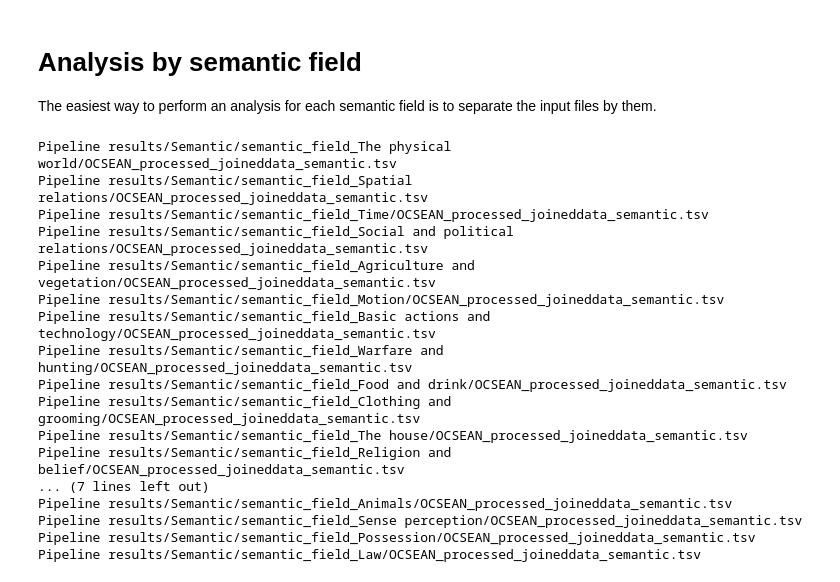
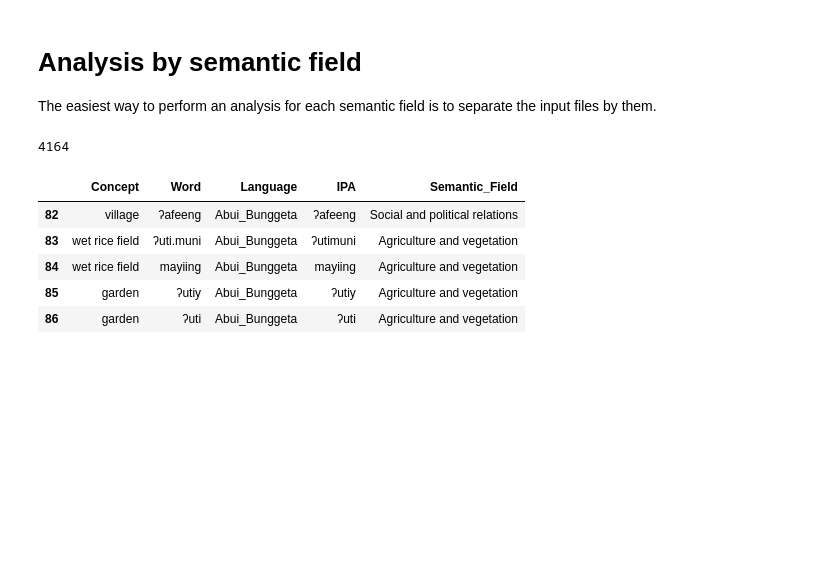
Before and after one commit to danjlawson/ocseanworkshop2025, a Jupyter notebook: 02-lingpy.ipynb, the cells around one changed output. Saved outputs shown, nothing was run; the diff lists cells and outputs as text; code cells hidden in the pictures; blank space fills up the shorter version.

```diff
--- a/02-lingpy.ipynb
+++ b/02-lingpy.ipynb
@@ -1042,30 +1041,33 @@ data_pd=pd.read_table(inputdata_file_path)
 semantic_pd=data_pd[['Semantic_Field']].drop_duplicates().dropna()
 semantic_pd.to_excel("semantic_field_list.xlsx")
 semanticfields=semantic_pd['Semantic_Field'].tolist()
-# %%
-for field in semanticfields:
-    semantic_folder_name = os.path.join('Pipeline results','Semantic',''.join(['semantic_field_',field]))
-    semantic_data=data_pd[data_pd['Semantic_Field']==field]
-    if not os.path.exists(semantic_folder_name):
-        os.makedirs(semantic_folder_name)
-    datafile=os.path.join('Pipeline results','Semantic',''.join(['semantic_field_',field]),'OCSEAN_processed_joineddata_semantic.tsv')
-    print(datafile)
-    semantic_data.to_csv(datafile, sep='\t', index=False) # index=False prevents writing DataFrame index to Excel
-# %% [output]
-Pipeline results/Semantic/semantic_field_The physical world/OCSEAN_processed_joineddata_semantic.tsv
-Pipeline results/Semantic/semantic_field_Spatial relations/OCSEAN_processed_joineddata_semantic.tsv
-Pipeline results/Semantic/semantic_field_Time/OCSEAN_processed_joineddata_semantic.tsv
-Pipeline results/Semantic/semantic_field_Social and political relations/OCSEAN_processed_joineddata_semantic.tsv
-Pipeline results/Semantic/semantic_field_Agriculture and vegetation/OCSEAN_processed_joineddata_semantic.tsv
-Pipeline results/Semantic/semantic_field_Motion/OCSEAN_processed_joineddata_semantic.tsv
-Pipeline results/Semantic/semantic_field_Basic actions and technology/OCSEAN_processed_joineddata_semantic.tsv
-Pipeline results/Semantic/semantic_field_Warfare and hunting/OCSEAN_processed_joineddata_semantic.tsv
-Pipeline results/Semantic/semantic_field_Food and drink/OCSEAN_processed_joineddata_semantic.tsv
-Pipeline results/Semantic/semantic_field_Clothing and grooming/OCSEAN_processed_joineddata_semantic.tsv
-Pipeline results/Semantic/semantic_field_The house/OCSEAN_processed_joineddata_semantic.tsv
-Pipeline results/Semantic/semantic_field_Religion and belief/OCSEAN_processed_joineddata_semantic.tsv
-... (7 lines left out)
-Pipeline results/Semantic/semantic_field_Animals/OCSEAN_processed_joineddata_semantic.tsv
-Pipeline results/Semantic/semantic_field_Sense perception/OCSEAN_processed_joineddata_semantic.tsv
-Pipeline results/Semantic/semantic_field_Possession/OCSEAN_processed_joineddata_semantic.tsv
-Pipeline results/Semantic/semantic_field_Law/OCSEAN_processed_joineddata_semantic.tsv
+# %%
+conserved_semantic_fields=["Quantity","Emotions and values","The physical world","Motion",
+"Kinship","The body","Spatial relations","Sense perception"]
+unconserved_semantic_fields=["Religion and belief","Clothing and grooming","The house","Law",
+"Social and political relations","Agriculture and vegetation","Food and drink",
+"Warfare and hunting"]
+middle_semantic_fields=["Possession","Animals","Cognition","Basic actions and technology",
+"Time","Speech and language"]
+
+# put them into a dict so you can look them up by name
+new_field_groups = {
+    "conserved_semantic_fields": conserved_semantic_fields,
+    "unconserved_semantic_fields": unconserved_semantic_fields,
+    "middle_semantic_fields": middle_semantic_fields,
+}
+
+# add these "meta fields" to the list
+semanticfields_extended = semanticfields + list(new_field_groups.keys())
+# %%
+print(len(data_pd[data_pd['Semantic_Field']=='Kinship']))
+semantic_data = data_pd[data_pd['Semantic_Field'].isin(new_field_groups['unconserved_semantic_fields'])]
+semantic_data.head()
+# %% [output]
+4164
+|  | Concept | Word | Language | IPA | Semantic_Field |
+| 82 | village | ʔafeeng | Abui_Bunggeta | ʔafeeng | Social and political relations |
+| 83 | wet rice field | ʔuti.muni | Abui_Bunggeta | ʔutimuni | Agriculture and vegetation |
+| 84 | wet rice field | mayiing | Abui_Bunggeta | mayiing | Agriculture and vegetation |
+| 85 | garden | ʔutiy | Abui_Bunggeta | ʔutiy | Agriculture and vegetation |
+| 86 | garden | ʔuti | Abui_Bunggeta | ʔuti | Agriculture and vegetation |
```
Also changed, not shown: parts of 14 cells of this notebook, 5 other files.
